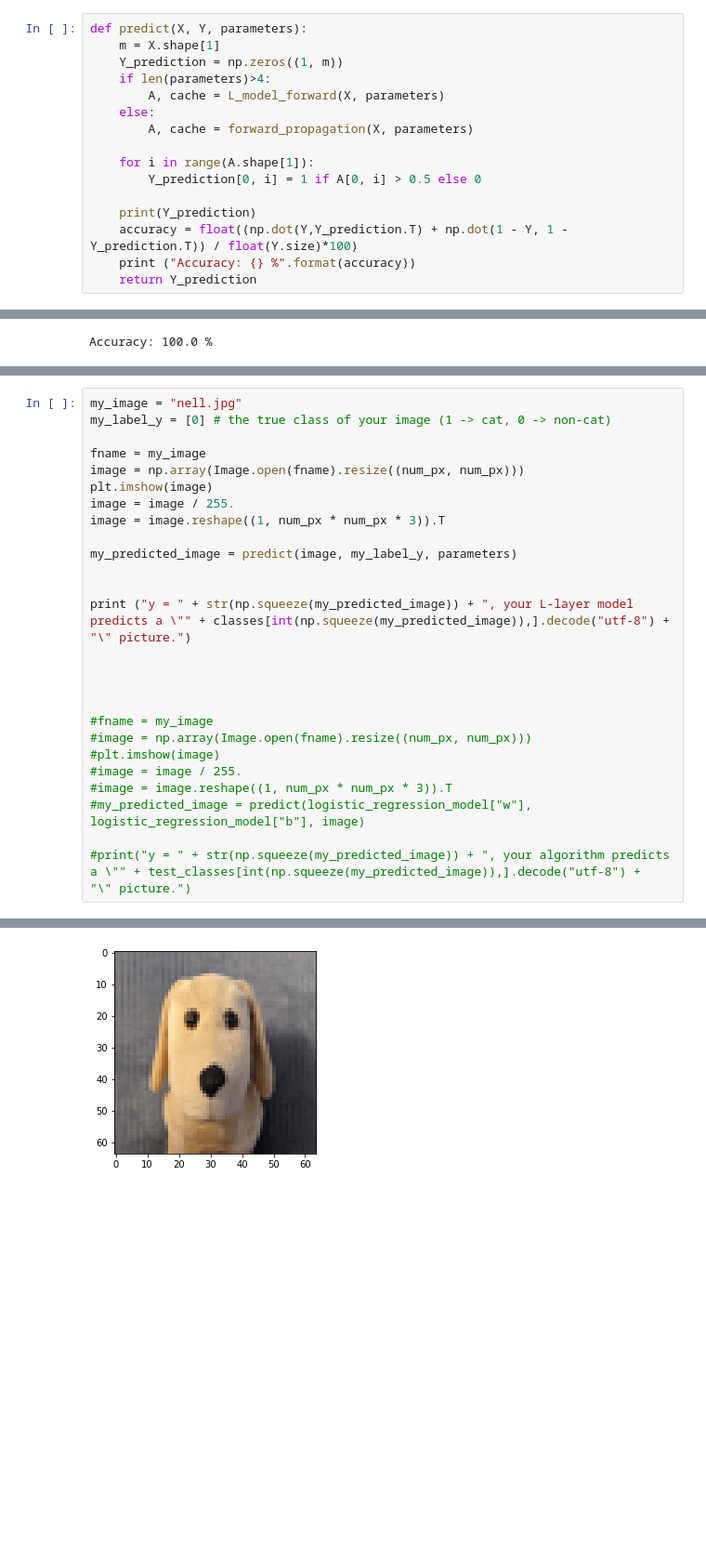
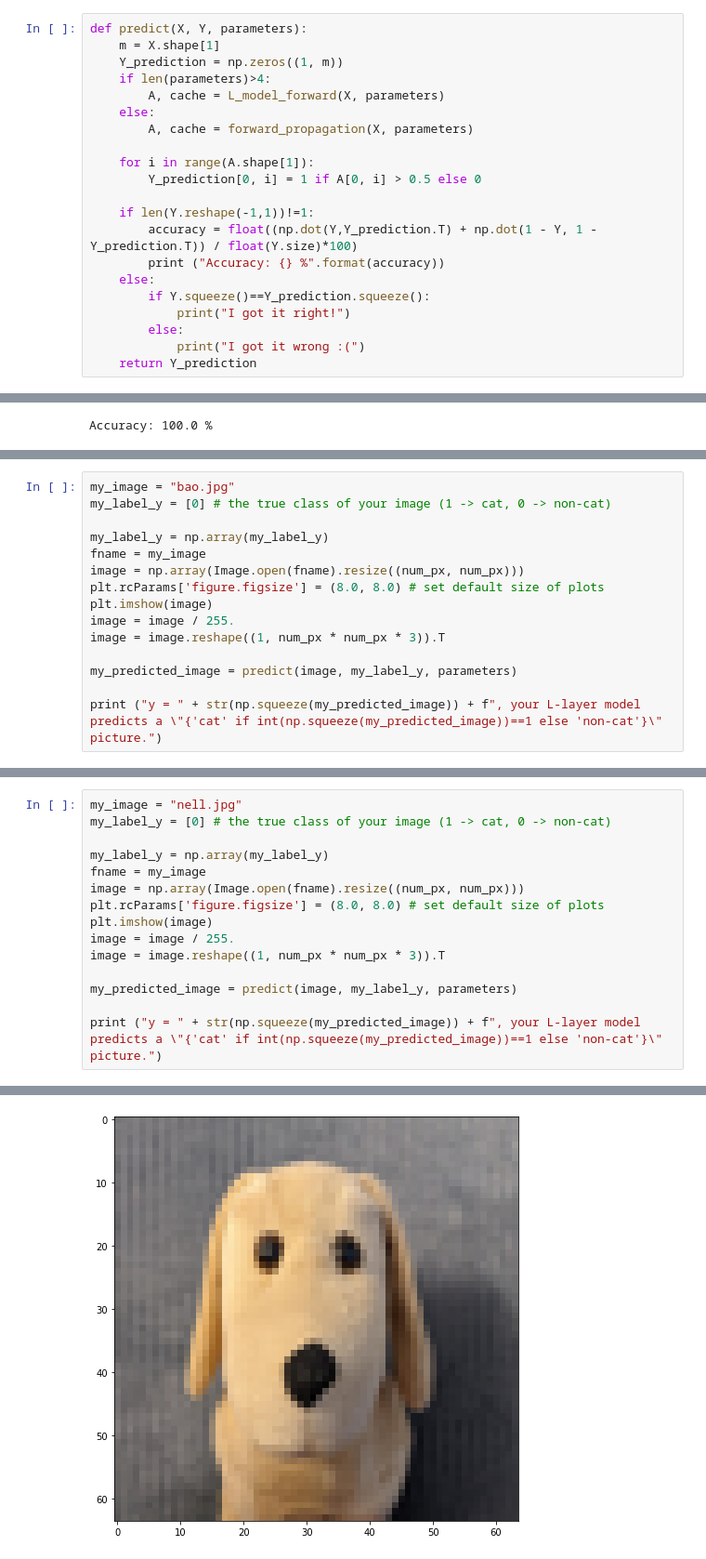
Before and after one commit to engrbugs/Deep-Neural-Network-for-Image-Classification-Application, a Jupyter notebook: NNimageClassification.ipynb, the cells around one changed output, grey strips where cells are left out. Shown: that part at 93% size. Drawn from its saved outputs; the diff is of its cells as text; blank space fills up the shorter version.

```diff
--- a/NNimageClassification.ipynb
+++ b/NNimageClassification.ipynb
@@ -490,9 +490,14 @@ def predict(X, Y, parameters):
     for i in range(A.shape[1]):
         Y_prediction[0, i] = 1 if A[0, i] > 0.5 else 0
 
-    print(Y_prediction)
-    accuracy = float((np.dot(Y,Y_prediction.T) + np.dot(1 - Y, 1 - Y_prediction.T)) / float(Y.size)*100)
-    print ("Accuracy: {} %".format(accuracy))
+    if len(Y.reshape(-1,1))!=1:
+        accuracy = float((np.dot(Y,Y_prediction.T) + np.dot(1 - Y, 1 - Y_prediction.T)) / float(Y.size)*100)
+        print ("Accuracy: {} %".format(accuracy))
+    else:
+        if Y.squeeze()==Y_prediction.squeeze():
+            print("I got it right!")
+        else:
+            print("I got it wrong :(")
     return Y_prediction
 # %%
 predictions_train = predict(train_x, train_set_y, parameters)
@@ -601,0 +627,15 @@ Accuracy: 72.0 %
+# %%
+my_image = "bao.jpg"
+my_label_y = [0] # the true class of your image (1 -> cat, 0 -> non-cat)
+
+my_label_y = np.array(my_label_y)
+fname = my_image
+image = np.array(Image.open(fname).resize((num_px, num_px)))
+plt.rcParams['figure.figsize'] = (8.0, 8.0) # set default size of plots
+plt.imshow(image)
+image = image / 255.
+image = image.reshape((1, num_px * num_px * 3)).T
+
+my_predicted_image = predict(image, my_label_y, parameters)
+
+print ("y = " + str(np.squeeze(my_predicted_image)) + f", your L-layer model predicts a \"{'cat' if int(np.squeeze(my_predicted_image))==1 else 'non-cat'}\" picture.")
@@ -603,26 +647,15 @@ Accuracy: 72.0 %
 my_image = "nell.jpg"
 my_label_y = [0] # the true class of your image (1 -> cat, 0 -> non-cat)
 
+my_label_y = np.array(my_label_y)
 fname = my_image
 image = np.array(Image.open(fname).resize((num_px, num_px)))
+plt.rcParams['figure.figsize'] = (8.0, 8.0) # set default size of plots
 plt.imshow(image)
 image = image / 255.
 image = image.reshape((1, num_px * num_px * 3)).T
 
 my_predicted_image = predict(image, my_label_y, parameters)
 
-
-print ("y = " + str(np.squeeze(my_predicted_image)) + ", your L-layer model predicts a \"" + classes[int(np.squeeze(my_predicted_image)),].decode("utf-8") +  "\" picture.")
-
-
-
-
-#fname = my_image
-#image = np.array(Image.open(fname).resize((num_px, num_px)))
-#plt.imshow(image)
-#image = image / 255.
-#image = image.reshape((1, num_px * num_px * 3)).T
-#my_predicted_image = predict(logistic_regression_model["w"], logistic_regression_model["b"], image)
-
-#print("y = " + str(np.squeeze(my_predicted_image)) + ", your algorithm predicts a \"" + test_classes[int(np.squeeze(my_predicted_image)),].decode("utf-8") +  "\" picture.")
+print ("y = " + str(np.squeeze(my_predicted_image)) + f", your L-layer model predicts a \"{'cat' if int(np.squeeze(my_predicted_image))==1 else 'non-cat'}\" picture.")
 # %% [output]
@@ -631,2 +664,2 @@ TypeError: unsupported operand type(s) for -: 'int' and 'list'
-[figure, old version]
+[figure, new version]
 # %%
```
Also changed, not shown: parts of 13 cells of this notebook.
